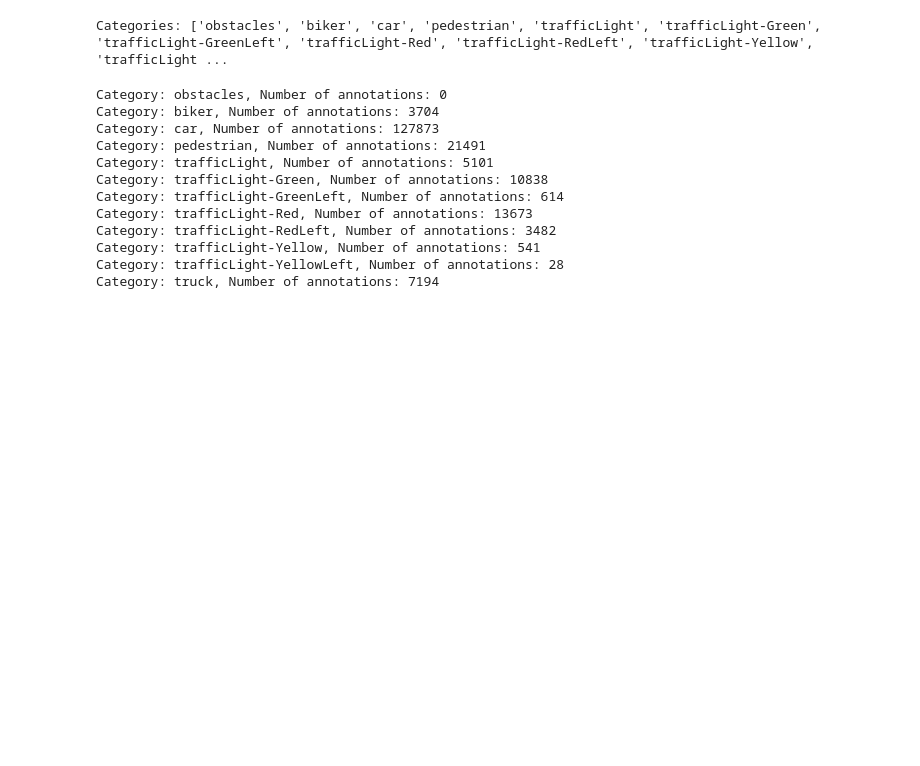
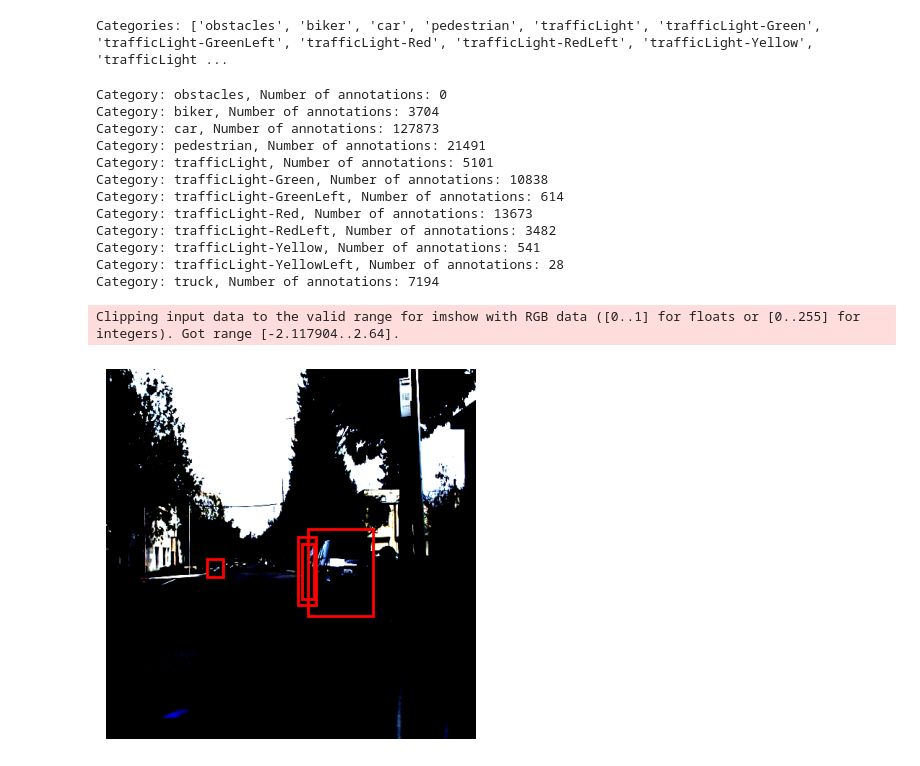
Before and after one commit to sumwas/Autonomous-Driving-with-Deep-Q-Networks, a Jupyter notebook: data.ipynb, the cells around one changed output. Drawn from its saved outputs; the diff is of its cells as text; code cells hidden in the pictures; blank space fills up the shorter version.

```diff
--- a/data.ipynb
+++ b/data.ipynb
@@ -157,0 +187,8 @@ Category: truck, Number of annotations: 7194
+# %%
+# Define paths
+data_dir = "Self-Driving-Car-3/export"
+annotations_file = os.path.join(data_dir, "_annotations.coco.json")
+
+# Load annotations
+with open(annotations_file, 'r') as f:
+    annotations = json.load(f)
@@ -157,0 +207,27 @@ Category: truck, Number of annotations: 7194
+# %%
+# Create dataset
+dataset = SelfDrivingCarDataset(data_dir, annotations_file, transform)
+
+# Update DataLoader to use the custom collate function
+dataloader = DataLoader(dataset, batch_size=4, shuffle=True, collate_fn=custom_collate_fn)
+# %%
+import matplotlib.pyplot as plt
+
+def visualize_data(image, boxes):
+    fig, ax = plt.subplots(1)
+    ax.imshow(image.permute(1, 2, 0))  # Convert from (C, H, W) to (H, W, C) for displaying
+
+    for box in boxes:
+        x, y, w, h = box
+        rect = plt.Rectangle((x, y), w, h, fill=False, color='red', linewidth=2)
+        ax.add_patch(rect)
+
+    plt.axis('off')
+    plt.show()
+
+# Get a sample from the dataset
+image, boxes, labels = dataset[0]
+visualize_data(image, boxes)
+# %% [output]
+Clipping input data to the valid range for imshow with RGB data ([0..1] for floats or [0..255] for integers). Got range [-2.117904..2.64].
+[figure, added]
```
Also changed, not shown: parts of 9 cells of this notebook.
